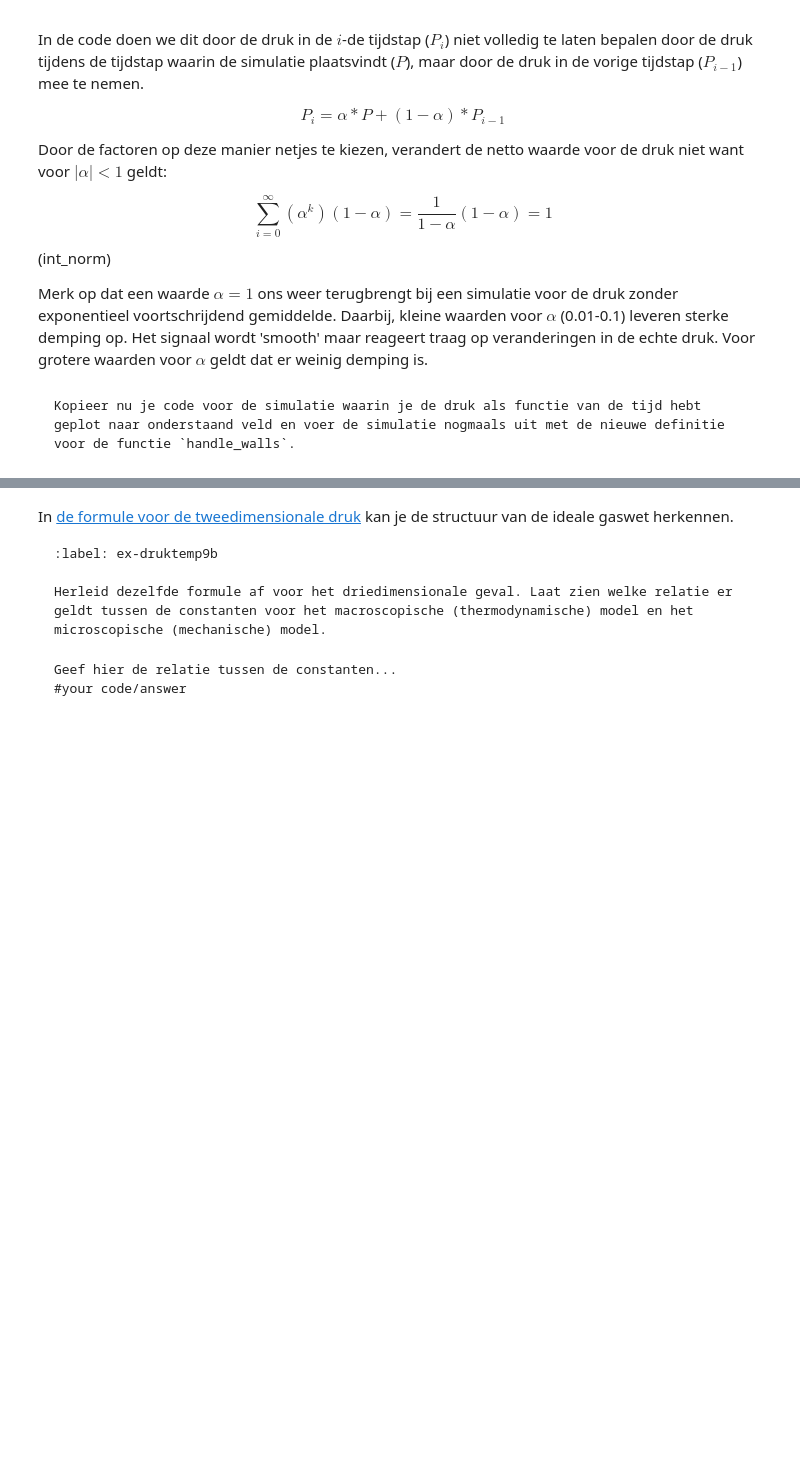
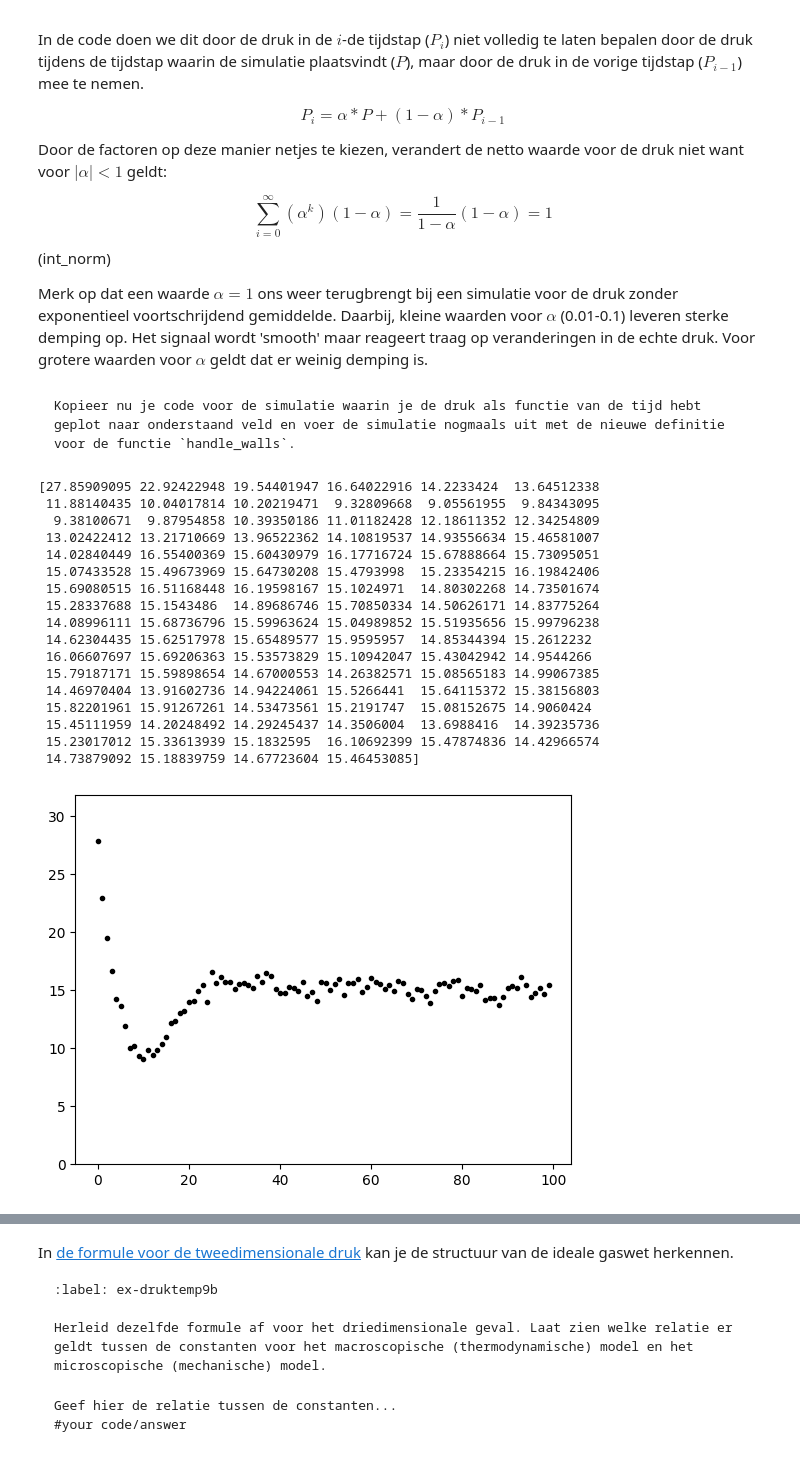
Before and after one commit to Toomab/warme-dynamica, a Jupyter notebook: Content/PySim/5_druktemp.ipynb, the cells around one changed output, grey strips where cells are left out. Cells and saved outputs as stored; diff of their text form; code cells hidden in the pictures; blank space fills up the shorter version.

````diff
--- a/Content/PySim/5_druktemp.ipynb
+++ b/Content/PySim/5_druktemp.ipynb
@@ -367,14 +384,50 @@ def handle_walls(particles):
         top_down_collision(p)
     alpha = 0.1
     pressure = alpha * impulse_outward / (4 * BOX_SIZE_0 * DT) + (1-alpha) * pressure # omtrek volume is oppervlak (2D sim)
+    return pressure
 # %% [markdown]
 ```{exercise}
 Kopieer nu je code voor de simulatie waarin je de druk als functie van de tijd hebt geplot naar onderstaand veld en voer de simulatie nogmaals uit met de nieuwe definitie voor de functie `handle_walls`.
 ```
 # %%
-# RUIMTE VOOR GEKOPIEERDE FUNCTIE
 
+# Geef je oplossing
+t = 100
+P = np.zeros(t)
+temp = np.zeros(t)
+create_particles(particles)
+for i in range(t):
+    take_time_step(particles)
+    temp[i] = temperature(particles)
+    P[i] = handle_walls(particles)
+
+print(P)
+
+plt.figure()
+plt.plot(P,'k.')
+plt.ylim(0,np.max(P)+4)
+plt.show()
+#omdat er weinig deeltjes zijn kan een variatie van 1 meer of minder die per tijdseenheid botst met de muur botsten een groot effect hebben.
 #your code/answer
+# %% [output]
+[27.85909095 22.92422948 19.54401947 16.64022916 14.2233424  13.64512338
+ 11.88140435 10.04017814 10.20219471  9.32809668  9.05561955  9.84343095
+  9.38100671  9.87954858 10.39350186 11.01182428 12.18611352 12.34254809
+ 13.02422412 13.21710669 13.96522362 14.10819537 14.93556634 15.46581007
+ 14.02840449 16.55400369 15.60430979 16.17716724 15.67888664 15.73095051
+ 15.07433528 15.49673969 15.64730208 15.4793998  15.23354215 16.19842406
+ 15.69080515 16.51168448 16.19598167 15.1024971  14.80302268 14.73501674
+ 15.28337688 15.1543486  14.89686746 15.70850334 14.50626171 14.83775264
+ 14.08996111 15.68736796 15.59963624 15.04989852 15.51935656 15.99796238
+ 14.62304435 15.62517978 15.65489577 15.9595957  14.85344394 15.2612232
+ 16.06607697 15.69206363 15.53573829 15.10942047 15.43042942 14.9544266
+ 15.79187171 15.59898654 14.67000553 14.26382571 15.08565183 14.99067385
+ 14.46970404 13.91602736 14.94224061 15.5266441  15.64115372 15.38156803
+ 15.82201961 15.91267261 14.53473561 15.2191747  15.08152675 14.9060424
+ 15.45111959 14.20248492 14.29245437 14.3506004  13.6988416  14.39235736
+ 15.23017012 15.33613939 15.1832595  16.10692399 15.47874836 14.42966574
+ 14.73879092 15.18839759 14.67723604 15.46453085]
+[figure, added]
 # %% [markdown]
 Met de middeling kan je beter zien wat de gemiddelde waarde voor de druk in dit systeem is. Als dit voor jouw simulatie lastig is kan je de factor `alpha` aanpassen in de functie 'handle_walls`, zodat je over een langere periode het gemiddelde neemt. Hou daarbij wel rekening met de eis in [bovenstaande formule](int_norm)
 
````
Also changed, not shown: parts of 7 cells of this notebook.
